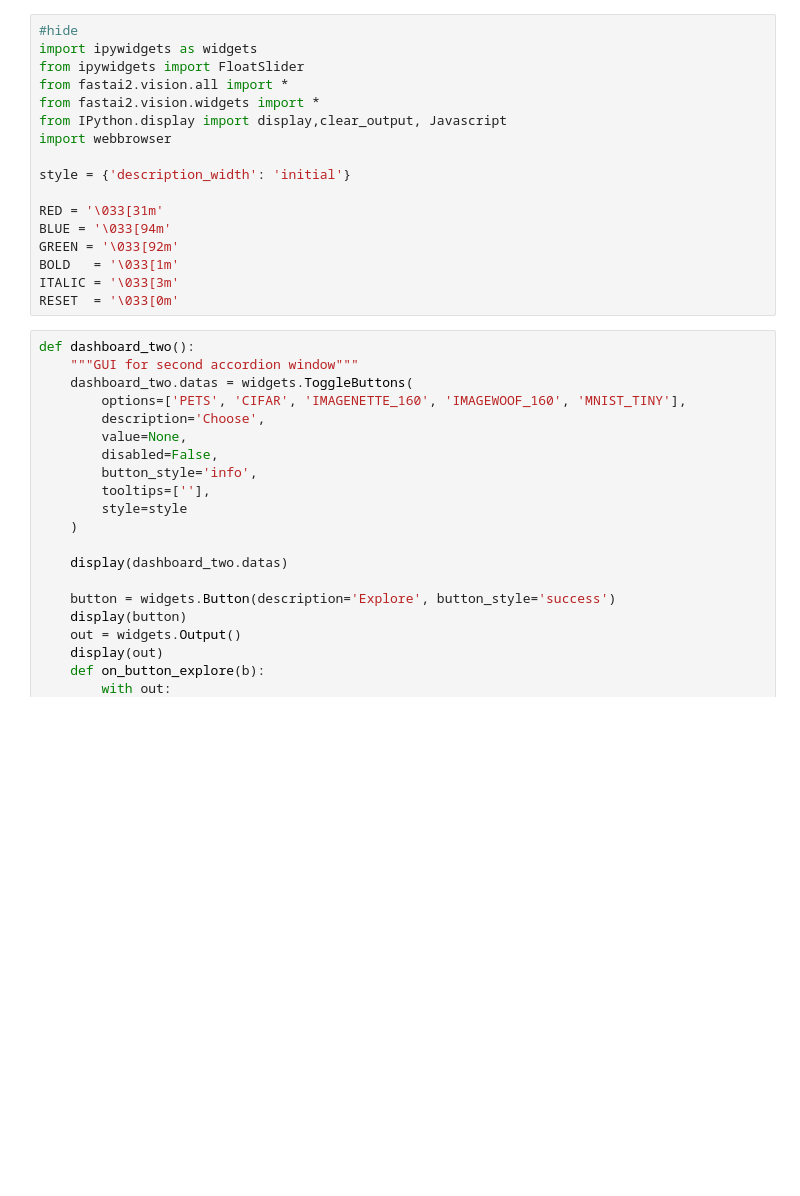
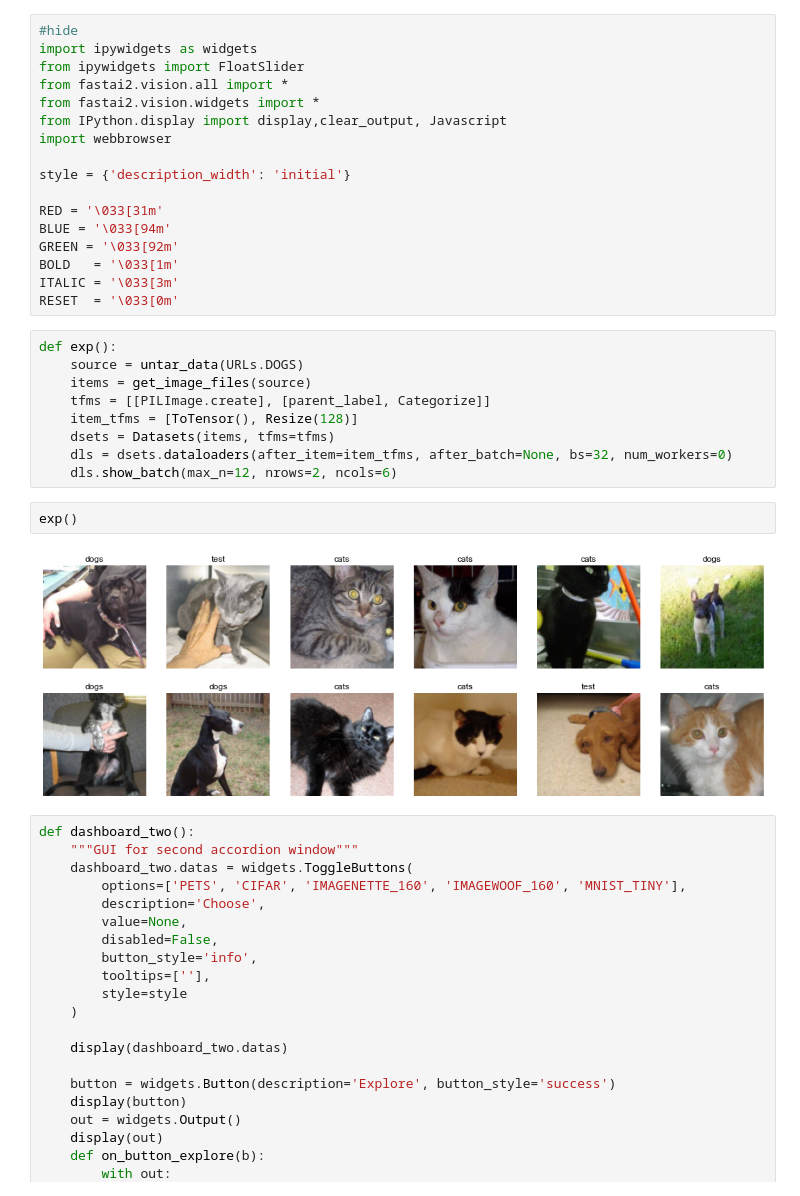
Before and after one commit to asvcode/fastgui, a Jupyter notebook: test.ipynb, the cells around one changed output. Saved outputs shown, nothing was run; the diff lists cells and outputs as text; blank space fills up the shorter version.

```diff
--- a/test.ipynb
+++ b/test.ipynb
@@ -15,6 +15,19 @@ GREEN = '\033[92m'
 BOLD   = '\033[1m'
 ITALIC = '\033[3m'
 RESET  = '\033[0m'
+# %%
+def exp():
+    source = untar_data(URLs.DOGS)
+    items = get_image_files(source)
+    tfms = [[PILImage.create], [parent_label, Categorize]]
+    item_tfms = [ToTensor(), Resize(128)]
+    dsets = Datasets(items, tfms=tfms)
+    dls = dsets.dataloaders(after_item=item_tfms, after_batch=None, bs=32, num_workers=0)
+    dls.show_batch(max_n=12, nrows=2, ncols=6)
+# %%
+exp()
+# %% [output]
+[figure, added]
 # %%
 def dashboard_two():
     """GUI for second accordion window"""
```
